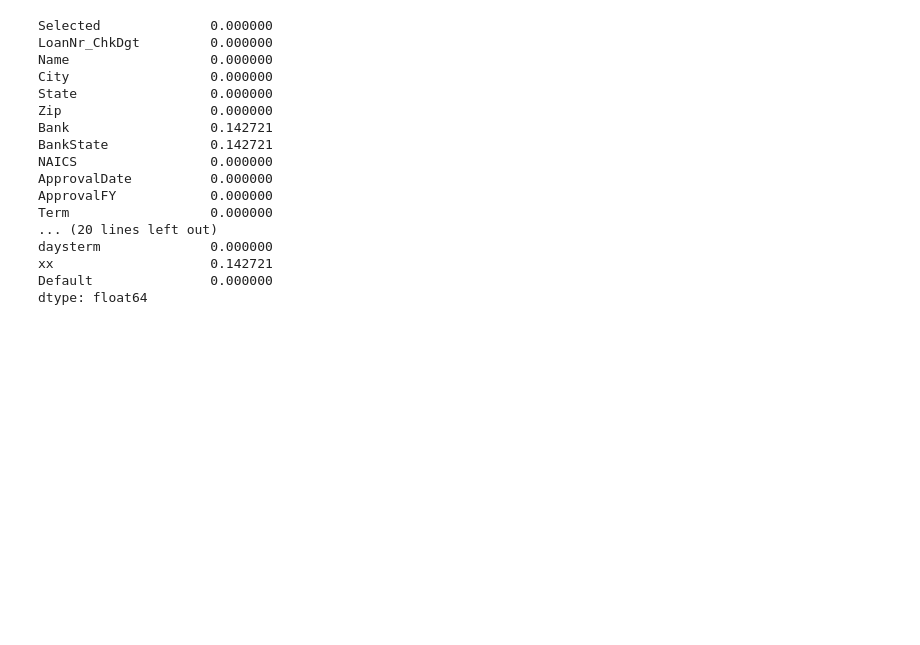
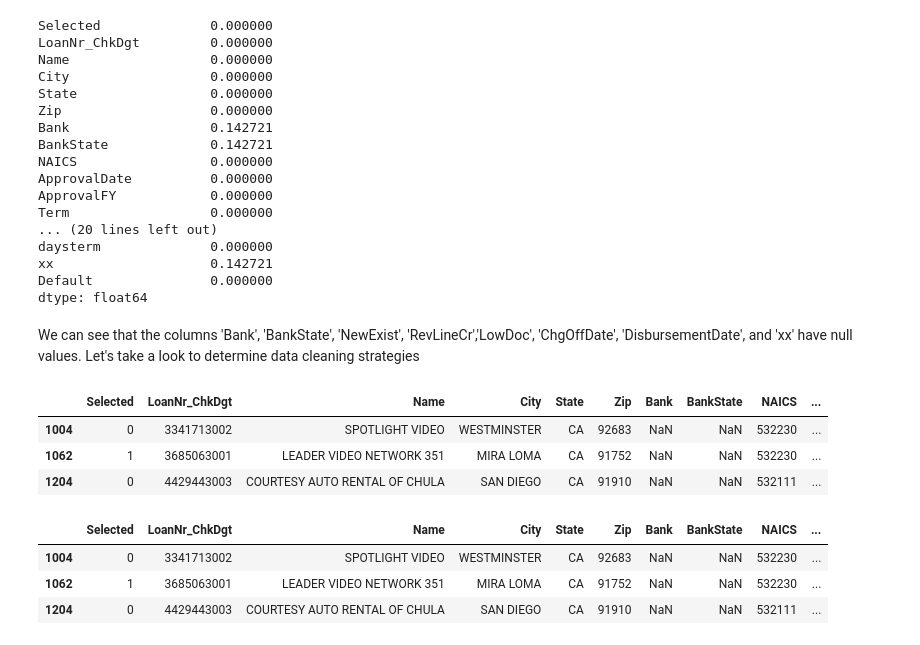
Before and after one commit to fdeiab/image-repo, a Jupyter notebook: Loan_Default_Predicition.ipynb, the cells around one changed output. Drawn from its saved outputs; the diff is of its cells as text; code cells hidden in the pictures; blank space fills up the shorter version.

```diff
--- a/Loan_Default_Predicition.ipynb
+++ b/Loan_Default_Predicition.ipynb
@@ -108,3 +136,19 @@ daysterm              0.000000
 xx                    0.142721
 Default               0.000000
 dtype: float64
+# %% [markdown]
+We can see that the columns 'Bank', 'BankState', 'NewExist', 'RevLineCr','LowDoc', 'ChgOffDate', 'DisbursementDate', and 'xx' have null values. Let's take a look to determine data cleaning strategies
+# %%
+df[df['Bank'].isna()]
+# %% [output]
+|  | Selected | LoanNr_ChkDgt | Name | City | State | Zip | Bank | BankState | NAICS | ... |
+| 1004 | 0 | 3341713002 | SPOTLIGHT VIDEO | WESTMINSTER | CA | 92683 | NaN | NaN | 532230 | ... |
+| 1062 | 1 | 3685063001 | LEADER VIDEO NETWORK 351 | MIRA LOMA | CA | 91752 | NaN | NaN | 532230 | ... |
+| 1204 | 0 | 4429443003 | COURTESY AUTO RENTAL OF CHULA | SAN DIEGO | CA | 91910 | NaN | NaN | 532111 | ... |
+# %%
+df[df['BankState'].isna()]
+# %% [output]
+|  | Selected | LoanNr_ChkDgt | Name | City | State | Zip | Bank | BankState | NAICS | ... |
+| 1004 | 0 | 3341713002 | SPOTLIGHT VIDEO | WESTMINSTER | CA | 92683 | NaN | NaN | 532230 | ... |
+| 1062 | 1 | 3685063001 | LEADER VIDEO NETWORK 351 | MIRA LOMA | CA | 91752 | NaN | NaN | 532230 | ... |
+| 1204 | 0 | 4429443003 | COURTESY AUTO RENTAL OF CHULA | SAN DIEGO | CA | 91910 | NaN | NaN | 532111 | ... |
```
Also changed, not shown: parts of 17 cells of this notebook.
